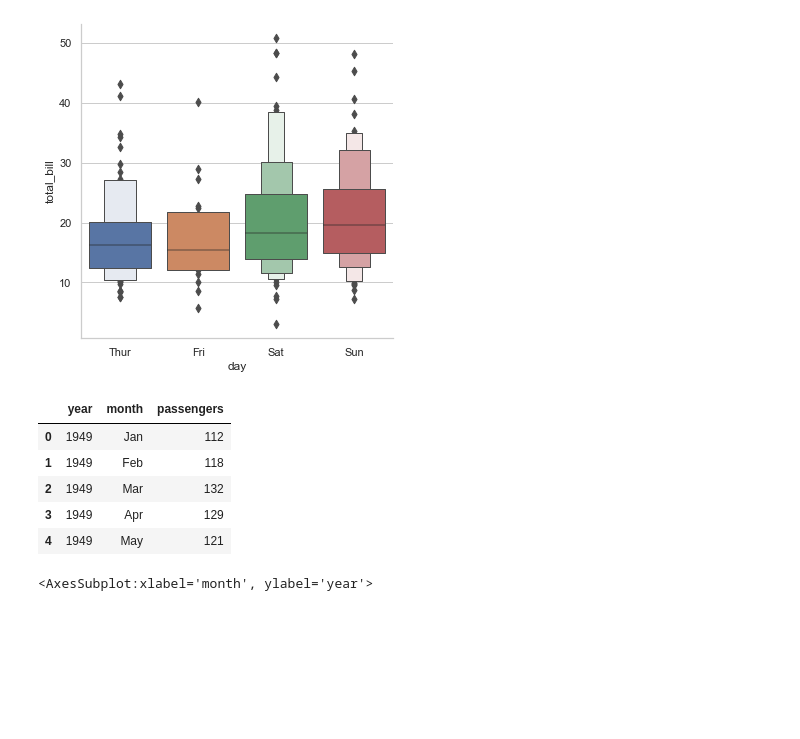
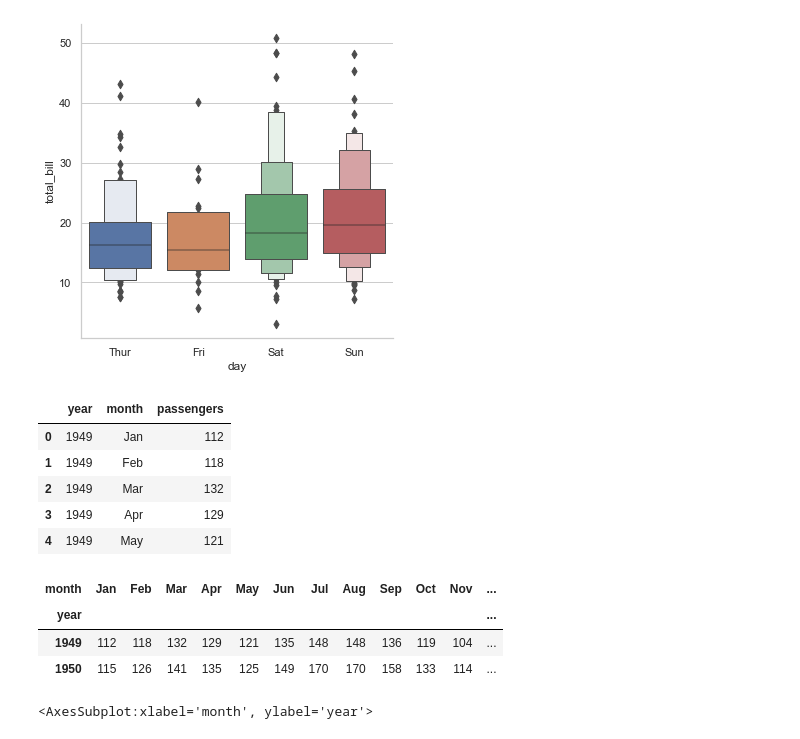
Before and after one commit to UditG-ucla/lessons, a Jupyter notebook: DataScience - 4 Matplotlib & Seaborn.ipynb, the cells around one changed output. Cells and saved outputs as stored; diff of their text form; code cells hidden in the pictures; blank space fills up the shorter version.

```diff
--- a/DataScience - 4 Matplotlib & Seaborn.ipynb
+++ b/DataScience - 4 Matplotlib & Seaborn.ipynb
@@ -269,7 +269,13 @@ flights.head()
 # %%
 # Matrix Plot
 
 flights_matrix = pd.pivot_table(flights, values='passengers', index='year', columns='month')
+flights_matrix.head(2)
+# %% [output]
+| month | Jan | Feb | Mar | Apr | May | Jun | Jul | Aug | Sep | Oct | Nov | ... |
+| year |  |  |  |  |  |  |  |  |  |  |  | ... |
+| 1949 | 112 | 118 | 132 | 129 | 121 | 135 | 148 | 148 | 136 | 119 | 104 | ... |
+| 1950 | 115 | 126 | 141 | 135 | 125 | 149 | 170 | 170 | 158 | 133 | 114 | ... |
 # %%
 sns.heatmap(flights_matrix, cmap='summer', linecolor='white', linewidths=0.1)
 # %% [output]
```
Also changed, not shown: parts of 20 cells of this notebook.
